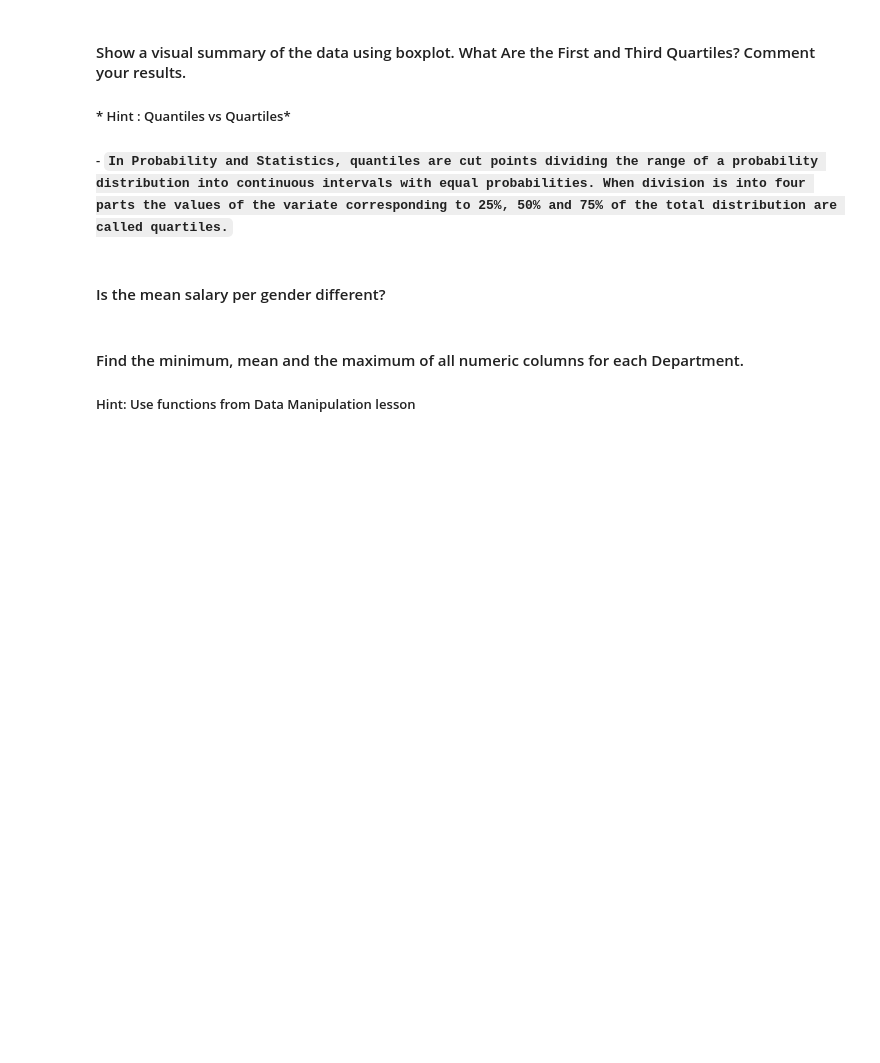
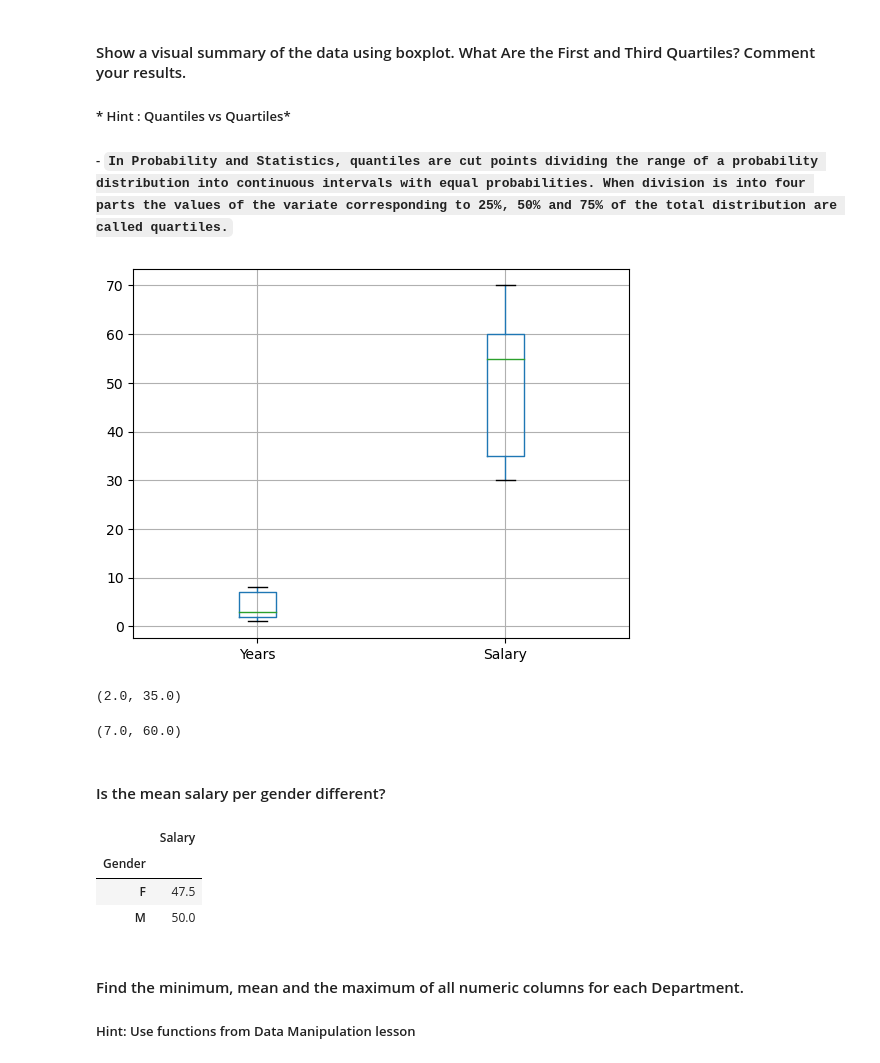
Before and after one commit to Ironhack-Data-Madrid-Julio-2023/5.1-lab_subsetting_and_descriptive_stats, a Jupyter notebook: your-code/main.ipynb, the cells around one changed output. Saved outputs shown, nothing was run; the diff lists cells and outputs as text; code cells hidden in the pictures; blank space fills up the shorter version.

```diff
--- a/your-code/main.ipynb
+++ b/your-code/main.ipynb
@@ -176,14 +270,29 @@ temp.pivot_table(index = 'State', values='Temperature', aggfunc=['mean','std'])
 ##### - `In Probability and Statistics, quantiles are cut points dividing the range of a probability distribution into continuous intervals with equal probabilities. When division is into four parts the values of the variate corresponding to 25%, 50% and 75% of the total distribution are called quartiles.`
 # %%
 # draw boxplot here
+employee.boxplot();
+# %% [output]
+[figure, added]
 # %%
 # print first quartile here
+employee.describe().loc['25%']['Years'], employee.describe().loc['25%']['Salary']
+# %% [output]
+(2.0, 35.0)
 # %%
 # print third quartile here
+employee.describe().loc['75%']['Years'], employee.describe().loc['75%']['Salary']
+# %% [output]
+(7.0, 60.0)
 # %% [markdown]
 #### Is the mean salary per gender different?
 # %%
 # your answer here
+employee.pivot_table(index = ['Gender'], values='Salary')
+# %% [output]
+|  | Salary |
+| Gender |  |
+| F | 47.5 |
+| M | 50.0 |
 # %% [markdown]
 #### Find the minimum, mean and the maximum of all numeric columns for each Department.
 
```
Also changed, not shown: parts of 18 cells of this notebook.
